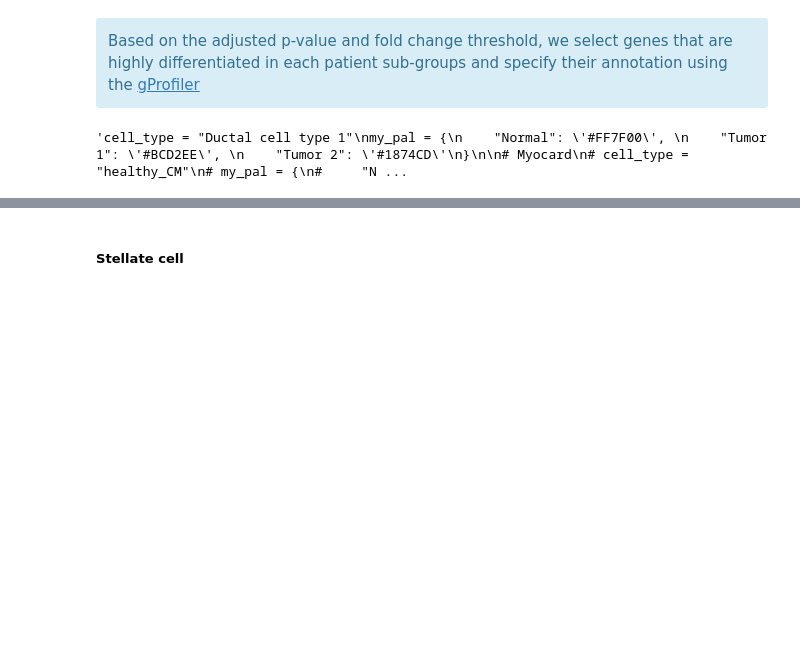
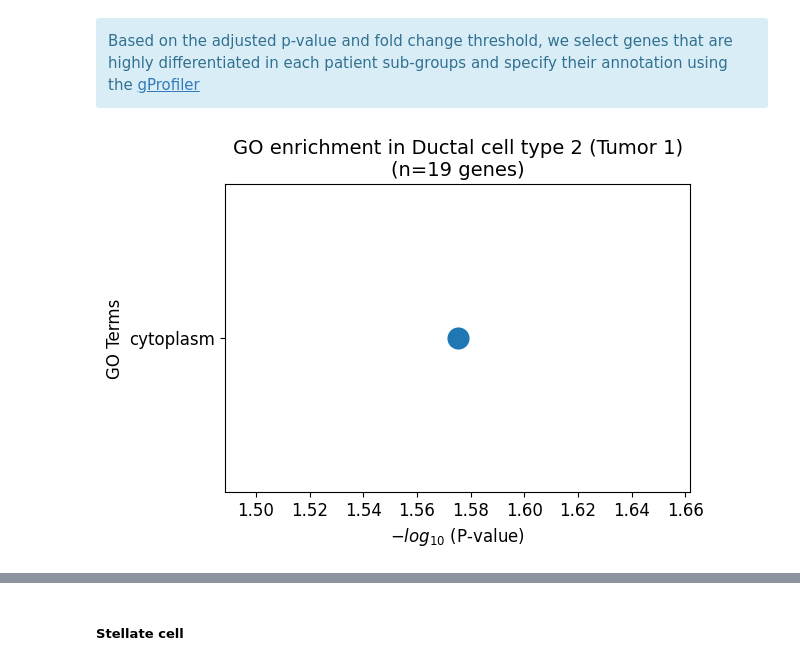
Before and after one commit to CharlieNotChaplin/PILOT, a Jupyter notebook: Tutorial/Patients sub-group detection.ipynb, the cells around one changed output, grey strips where cells are left out. Drawn from its saved outputs; the diff is of its cells as text; code cells hidden in the pictures; blank space fills up the shorter version.

```diff
--- a/Tutorial/Patients sub-group detection.ipynb
+++ b/Tutorial/Patients sub-group detection.ipynb
@@ -316,24 +316,27 @@ FBXO7      193.473584        0.136932  0.178231  0.768287  0.442316  0.882342
 </div>
 # %%
 # PDAC
-'''cell_type = "Ductal cell type 1"
+cell_type = "Ductal cell type 2"
 my_pal = {
     "Normal": '#FF7F00',
     "Tumor 1": '#BCD2EE',
     "Tumor 2": '#1874CD'
 }
 
+'''
 # Myocard
 # cell_type = "healthy_CM"
 # my_pal = {
 #     "Normal": '#FF7F00',
 #     "IZ": '#1874CD'
-# }
+# }'''
+
 gene_annotation_cell_type_subgroup(
     cell_type = cell_type,
     group = 'Tumor 1',
+    # group = 'IZ'
     num_gos = 10
-    )'''
+    )
 # %% [output]
-'cell_type = "Ductal cell type 1"\nmy_pal = {\n    "Normal": \'#FF7F00\', \n    "Tumor 1": \'#BCD2EE\', \n    "Tumor 2": \'#1874CD\'\n}\n\n# Myocard\n# cell_type = "healthy_CM"\n# my_pal = {\n#     "N ...
+[figure, added]
 # %%
```
Also changed, not shown: parts of 10 cells of this notebook.
